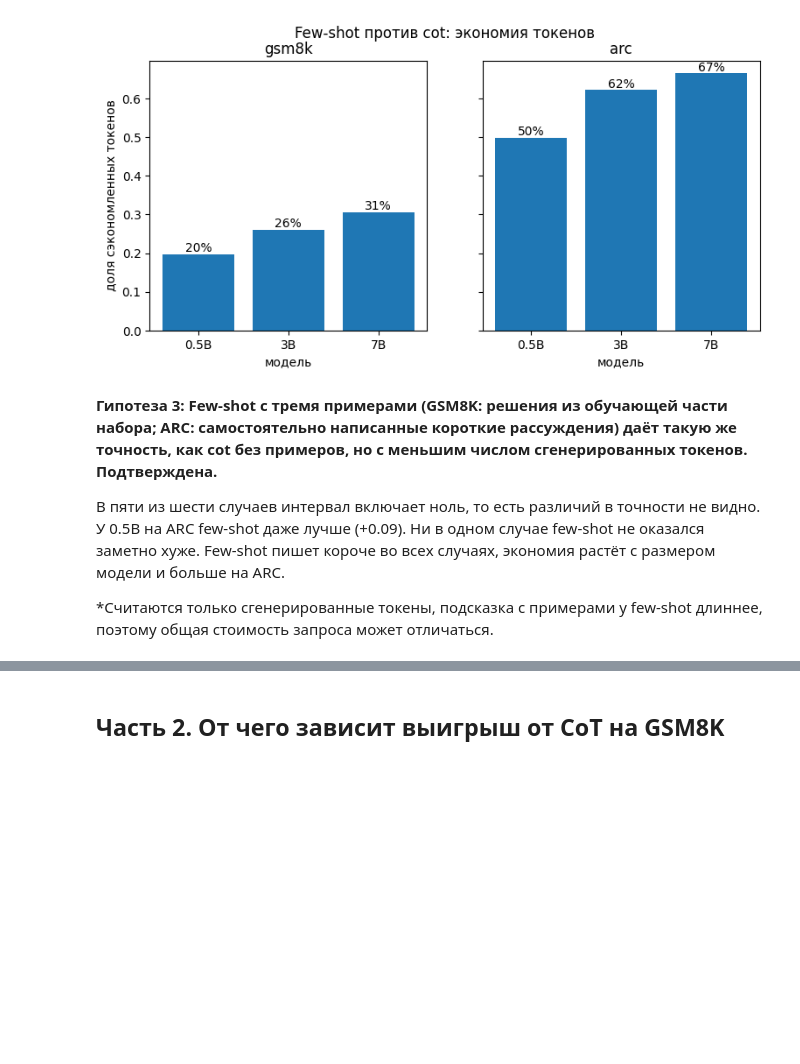
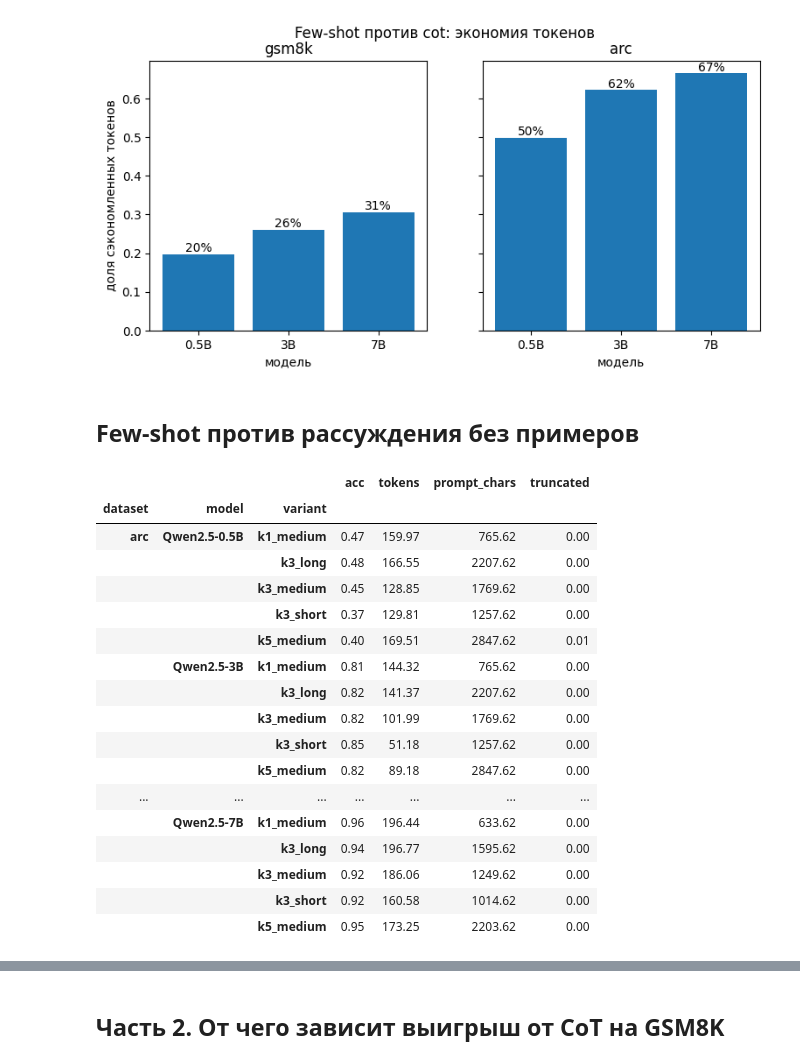
Before and after one commit to hochudomoy/Chain-of-thought, a Jupyter notebook: notebooks/analysis.ipynb, the cells around one changed output, grey strips where cells are left out. Drawn from its saved outputs; the diff is of its cells as text; code cells hidden in the pictures; blank space fills up the shorter version.

```diff
--- a/notebooks/analysis.ipynb
+++ b/notebooks/analysis.ipynb
@@ -217,9 +196,5 @@ fig.suptitle("Few-shot против cot: экономия токенов")
 plt.show()
 # %% [output]
 [figure]
-# %% [markdown]
-**Гипотеза 3: Few-shot с тремя примерами (GSM8K: решения из обучающей части набора; ARC: самостоятельно написанные короткие рассуждения) даёт такую же точность, как cot без примеров, но с меньшим числом сгенерированных токенов. Подтверждена.**
-
-В пяти из шести случаев интервал включает ноль, то есть различий в точности не видно. У 0.5B на ARC few-shot даже лучше (+0.09). Ни в одном случае few-shot не оказался заметно хуже. Few-shot пишет короче во всех случаях, экономия растёт с размером модели и больше на ARC.
-
-*Считаются только сгенерированные токены, подсказка с примерами у few-shot длиннее, поэтому общая стоимость запроса может отличаться.
+# %% [markdown]
+## Few-shot против рассуждения без примеров
@@ -225,0 +211,28 @@ plt.show()
+# %%
+names = {"fewshot": "k3_medium", "fewshot_short": "k3_short", "fewshot_long": "k3_long",
+         "fewshot_k1": "k1_medium", "fewshot_k5": "k5_medium"}
+fs100.loc[:, 'variant'] = fs100["mode"].map(names)
+fs100.groupby(["dataset", "model", "variant"]).agg(
+    acc=("correct", "mean"),
+    tokens=("n_tokens", "mean"),
+    prompt_chars=("prompt", lambda s: s.str.len().mean()),
+    truncated=("truncated", "mean")).round(3)
+# %% [output]
+|  |  |  | acc | tokens | prompt_chars | truncated |
+| dataset | model | variant |  |  |  |  |
+| arc | Qwen2.5-0.5B | k1_medium | 0.47 | 159.97 | 765.62 | 0.00 |
+|  |  | k3_long | 0.48 | 166.55 | 2207.62 | 0.00 |
+|  |  | k3_medium | 0.45 | 128.85 | 1769.62 | 0.00 |
+|  |  | k3_short | 0.37 | 129.81 | 1257.62 | 0.00 |
+|  |  | k5_medium | 0.40 | 169.51 | 2847.62 | 0.01 |
+|  | Qwen2.5-3B | k1_medium | 0.81 | 144.32 | 765.62 | 0.00 |
+|  |  | k3_long | 0.82 | 141.37 | 2207.62 | 0.00 |
+|  |  | k3_medium | 0.82 | 101.99 | 1769.62 | 0.00 |
+|  |  | k3_short | 0.85 | 51.18 | 1257.62 | 0.00 |
+|  |  | k5_medium | 0.82 | 89.18 | 2847.62 | 0.00 |
+| ... | ... | ... | ... | ... | ... | ... |
+|  | Qwen2.5-7B | k1_medium | 0.96 | 196.44 | 633.62 | 0.00 |
+|  |  | k3_long | 0.94 | 196.77 | 1595.62 | 0.00 |
+|  |  | k3_medium | 0.92 | 186.06 | 1249.62 | 0.00 |
+|  |  | k3_short | 0.92 | 160.58 | 1014.62 | 0.00 |
+|  |  | k5_medium | 0.95 | 173.25 | 2203.62 | 0.00 |
```
Also changed, not shown: parts of 13 cells of this notebook.
